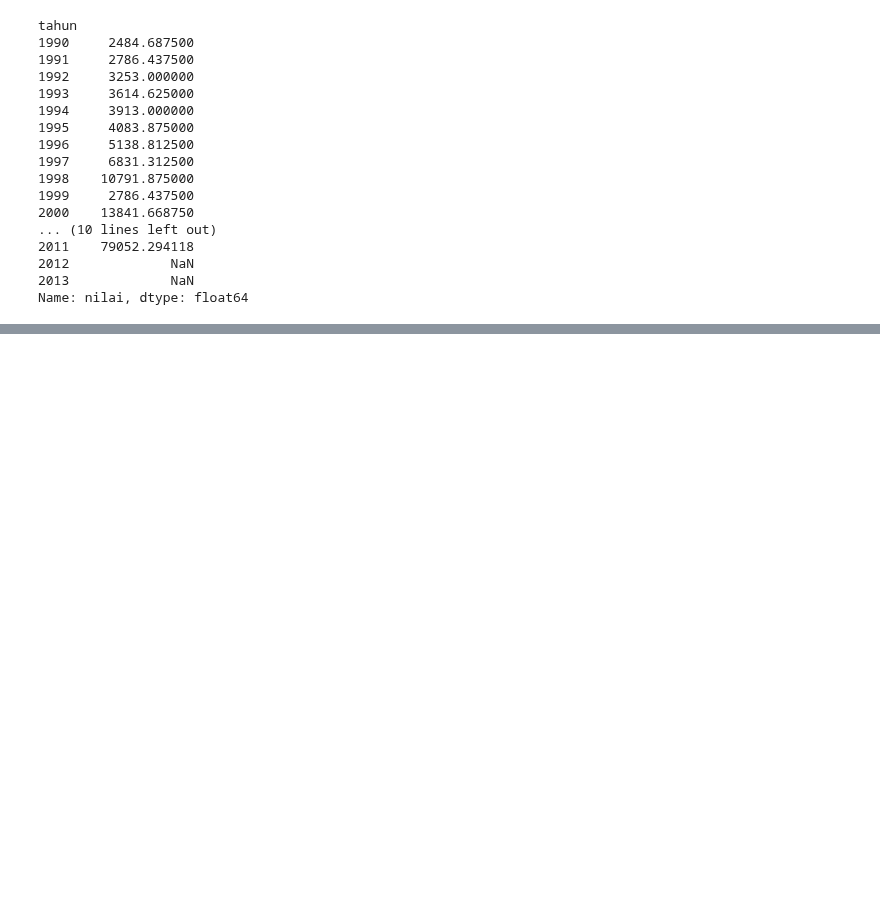
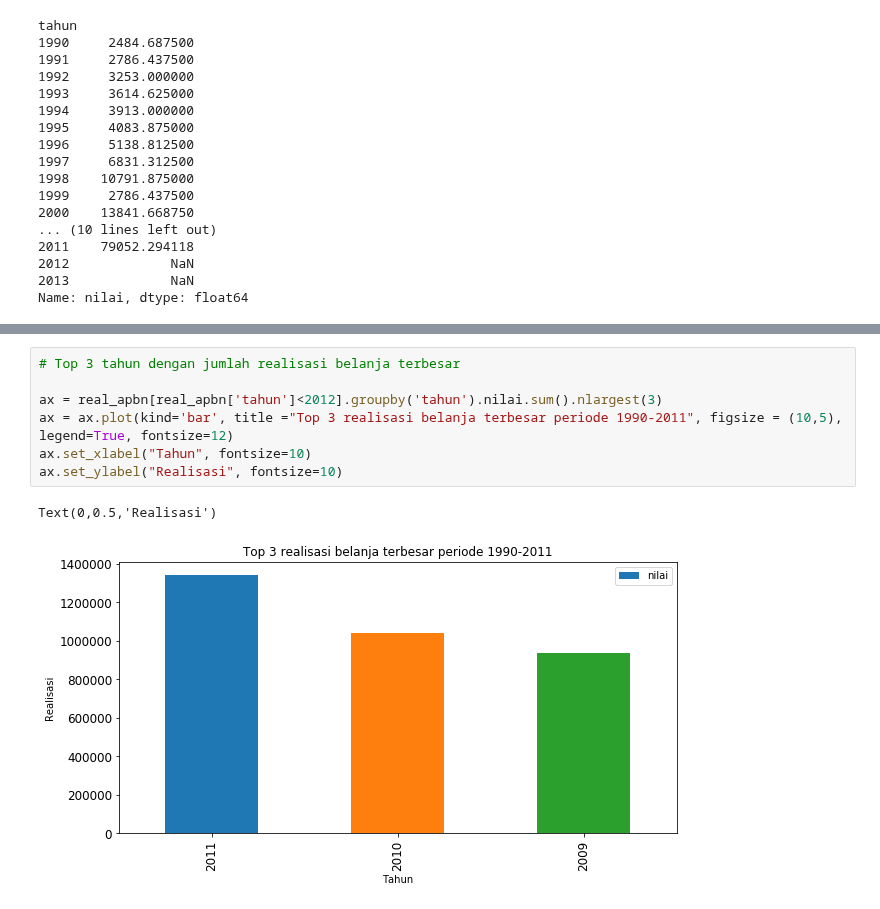
Before and after one commit to dennypirhadi/digitalent2018, a Jupyter notebook: Analisa Data Realisasi Belanja APBN Indonesia 1990-2013.ipynb, the cells around one changed output, grey strips where cells are left out. Cells and saved outputs as stored; diff of their text form; blank space fills up the shorter version.

```diff
--- a/Analisa Data Realisasi Belanja APBN Indonesia 1990-2013.ipynb
+++ b/Analisa Data Realisasi Belanja APBN Indonesia 1990-2013.ipynb
@@ -173,0 +197,10 @@ Text(0,0.5,'Jumlah')
+# %%
+# Top 3 tahun dengan jumlah realisasi belanja terbesar
+
+ax = real_apbn[real_apbn['tahun']<2012].groupby('tahun').nilai.sum().nlargest(3)
+ax = ax.plot(kind='bar', title ="Top 3 realisasi belanja terbesar periode 1990-2011", figsize = (10,5), legend=True, fontsize=12)
+ax.set_xlabel("Tahun", fontsize=10)
+ax.set_ylabel("Realisasi", fontsize=10)
+# %% [output]
+Text(0,0.5,'Realisasi')
+[figure, added]
```
Also changed, not shown: parts of 7 cells of this notebook.
